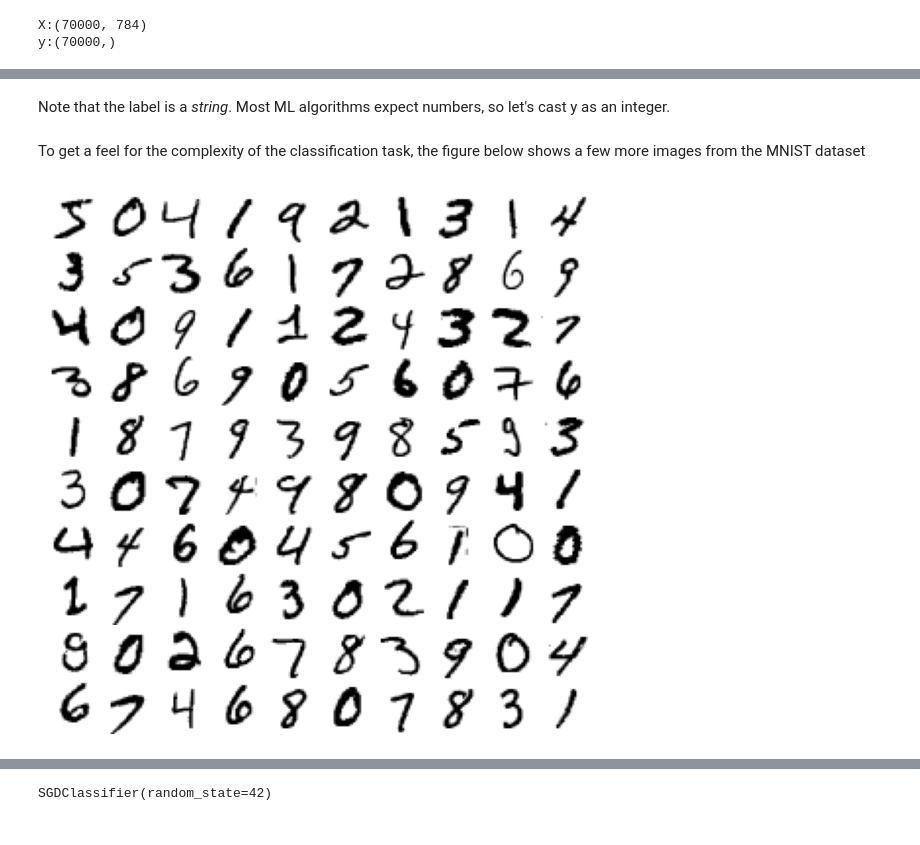
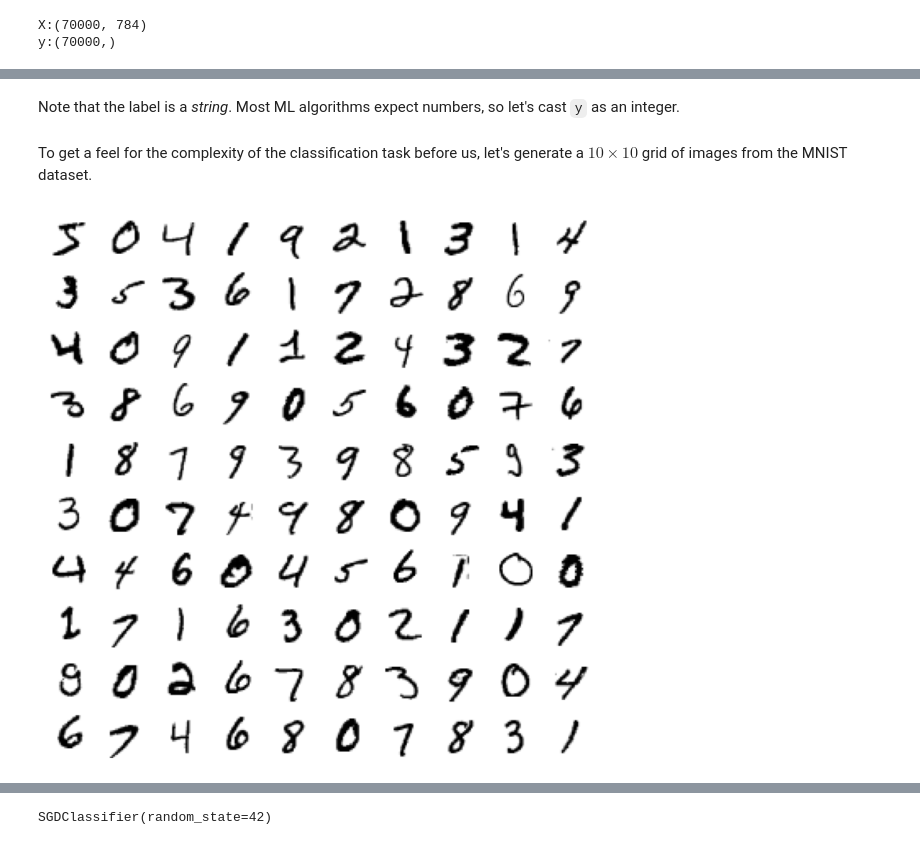
Before and after one commit to cemenenkoff/ml-classification, a Jupyter notebook: classification.ipynb, the cells around one changed output, grey strips where cells are left out. Saved outputs shown, nothing was run; the diff lists cells and outputs as text; code cells hidden in the pictures.

Commit message:
finished binary classification walkthrough

```diff
--- a/classification.ipynb
+++ b/classification.ipynb
@@ -4,0 +11,13 @@ The most common supervised learning tasks are *regression* (predicting values) a
+# %%
+import sys
+assert sys.version_info >= (3, 7)
+import sklearn
+assert sklearn.__version__ >= "1.0.1"
+import numpy as np
+import pandas as pd
+
+import matplotlib.pyplot as plt
+from pathlib import Path
+plt.style.use('ggplot')
+plt.rc('font', family='serif')
+plt.rc('mathtext', fontset='dejavuserif')
@@ -5,20 +26,4 @@ The most common supervised learning tasks are *regression* (predicting values) a
 # %%
-import sys
-assert sys.version_info >= (3, 7)
-import sklearn
-assert sklearn.__version__ >= "1.0.1"
-import matplotlib.pyplot as plt
-import numpy as np
-
-plt.rc('font', size=14)
-plt.rc('axes', labelsize=14, titlesize=20)
-plt.rc('legend', fontsize=14)
-plt.rc('xtick', labelsize=10)
-plt.rc('ytick', labelsize=10)
-plt.style.use('ggplot')
-
-from pathlib import Path
-
 IMAGES_PATH = Path() / "images"
 IMAGES_PATH.mkdir(parents=True, exist_ok=True)
 
@@ -55,15 +63,7 @@ There are 70k images, and each image has 784 features. This is because each imag
 # %%
-import matplotlib as mpl
-import matplotlib.pyplot as plt
-import pandas as pd
-
-
-def plot_digit(image_data:pd.Series, plot_name='some-digit', save=False):
+def plot_digit(image_data:pd.Series, plot_name:str='some-digit', save:bool=False):
     image = image_data.values.reshape(28,28) # Reshape the Series values into a 28x28 array (think of it as a matrix from linear algebra).
     plt.imshow(image, cmap='binary')
     plt.axis('off')
     if save:
         save_fig(plot_name)
-
-some_digit = X.iloc[0] # Grab the first row of data in the DataFrame (at index 0). This returns as a Series.
-plot_digit(some_digit, plot_name='first-digit', save=True)
@@ -78,3 +81,3 @@ y.iloc[0]
 # %% [markdown]
-Note that the label is a *string*. Most ML algorithms expect numbers, so let's cast y as an integer.
+Note that the label is a *string*. Most ML algorithms expect numbers, so let's cast `y` as an integer.
 # %%
@@ -82,15 +84,14 @@ import numpy as np
 y = y.astype(np.uint8)
 # %% [markdown]
-To get a feel for the complexity of the classification task, the figure below shows a few more images from the MNIST dataset
+To get a feel for the complexity of the classification task before us, let's generate a $10\times10$ grid of images from the MNIST dataset.
 # %%
 plt.figure(figsize=(9, 9))
 for i, image_data in X.iterrows():
     if i==100:
         break
     plt.subplot(10, 10, i + 1) # Iterate through the 10x10 grid, plotting a digit at each index.
     plot_digit(image_data)
-plt.subplots_adjust(wspace=0, hspace=0)
 save_fig('100-digits', tight_layout=False)
 plt.show()
 # %% [output]
-[figure, old version]
+[figure, new version]
```
Also changed, not shown: parts of 64 cells of this notebook, 5 other files.
